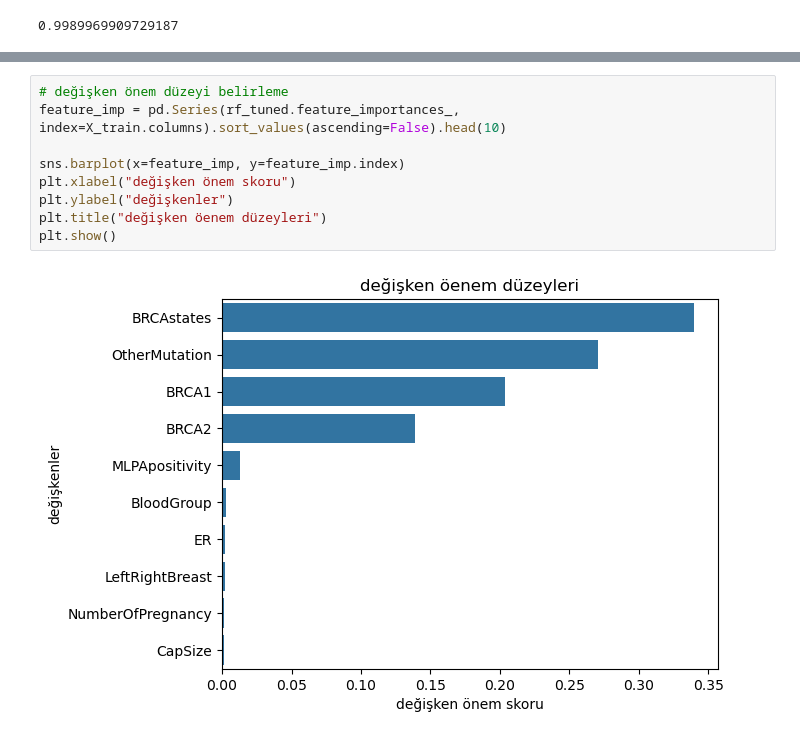
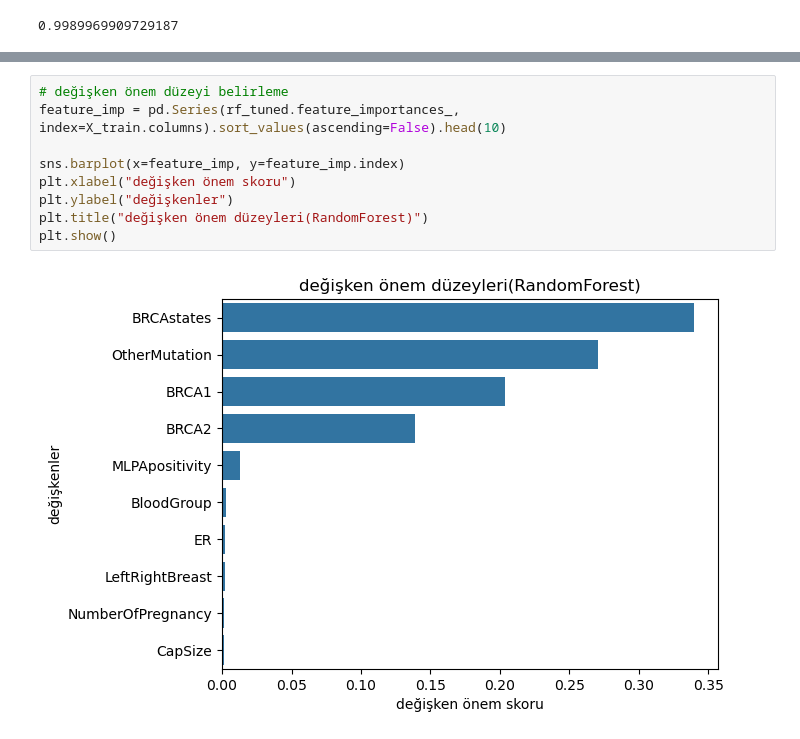
Before and after one commit to gamzegezgin/Classification-Models, a Jupyter notebook: Random Forest/RF_example.ipynb, the cells around one changed output, grey strips where cells are left out. Saved outputs shown, nothing was run; the diff lists cells and outputs as text.

```diff
--- a/Random Forest/RF_example.ipynb
+++ b/Random Forest/RF_example.ipynb
@@ -79,11 +79,11 @@ array([2.03987838e-01, 1.38888384e-01, 0.00000000e+00, 1.32914305e-02,
 # %%
 # değişken önem düzeyi belirleme
 feature_imp = pd.Series(rf_tuned.feature_importances_, index=X_train.columns).sort_values(ascending=False).head(10)
 
 sns.barplot(x=feature_imp, y=feature_imp.index)
 plt.xlabel("değişken önem skoru")
 plt.ylabel("değişkenler")
-plt.title("değişken öenem düzeyleri")
+plt.title("değişken önem düzeyleri(RandomForest)")
 plt.show()
 # %% [output]
-[figure, old version]
+[figure, new version]
```
Also changed, not shown: 2 other files.
